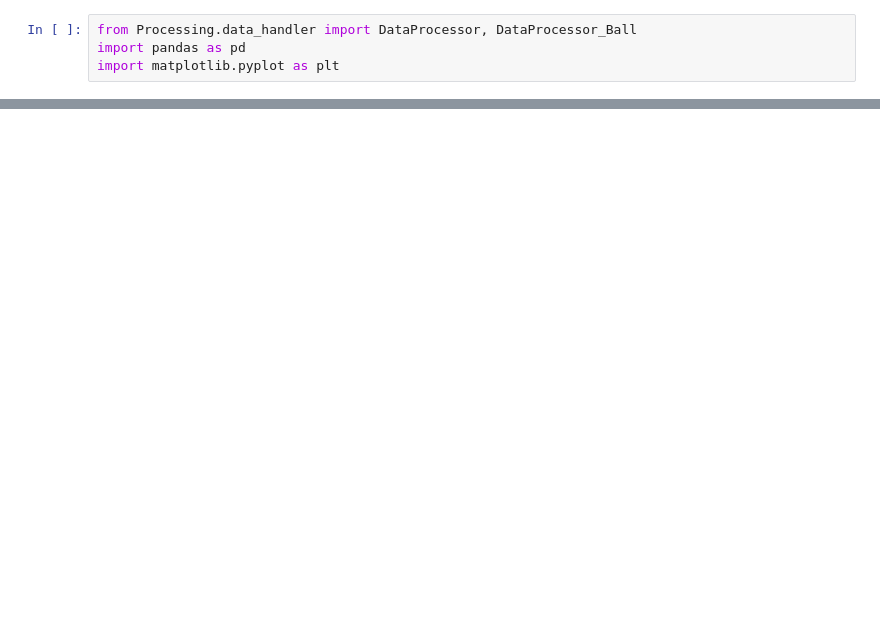
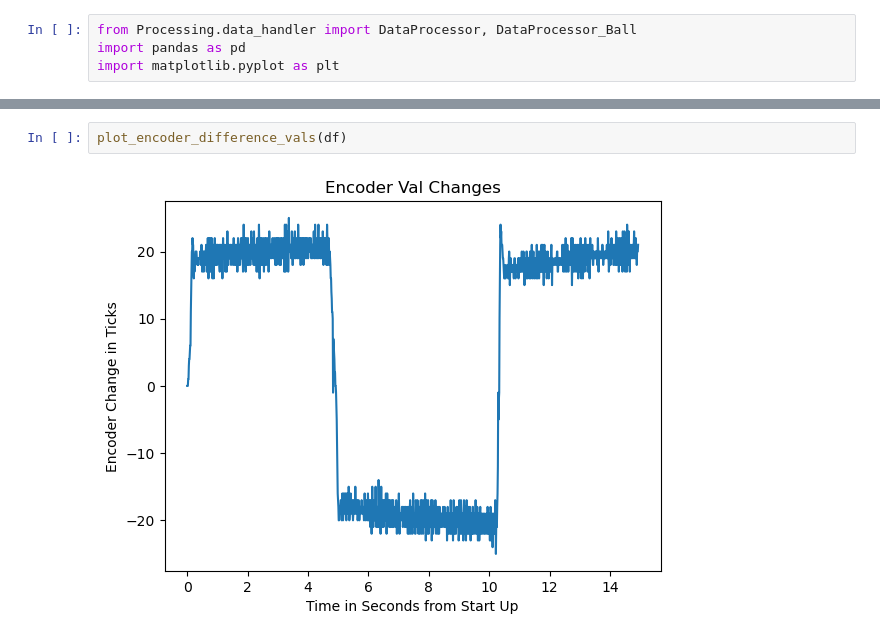
Before and after one commit to Capstone2302/RLWheel, a Jupyter notebook: plotting.ipynb, the cells around one changed output, grey strips where cells are left out. Cells and saved outputs as stored; diff of their text form; blank space fills up the shorter version.

```diff
--- a/plotting.ipynb
+++ b/plotting.ipynb
@@ -49,3 +73,7 @@ ValueError: Multi-dimensional indexing (e.g. `obj[:, None]`) is no longer suppor
+# %%
+plot_encoder_difference_vals(df)
+# %% [output]
+[figure, added]
 # %%
 data_processor_ball = DataProcessor_Ball()
 last_log = data_processor_ball.get_last_log()
```
Also changed, not shown: parts of 5 cells of this notebook, 31 other files.
